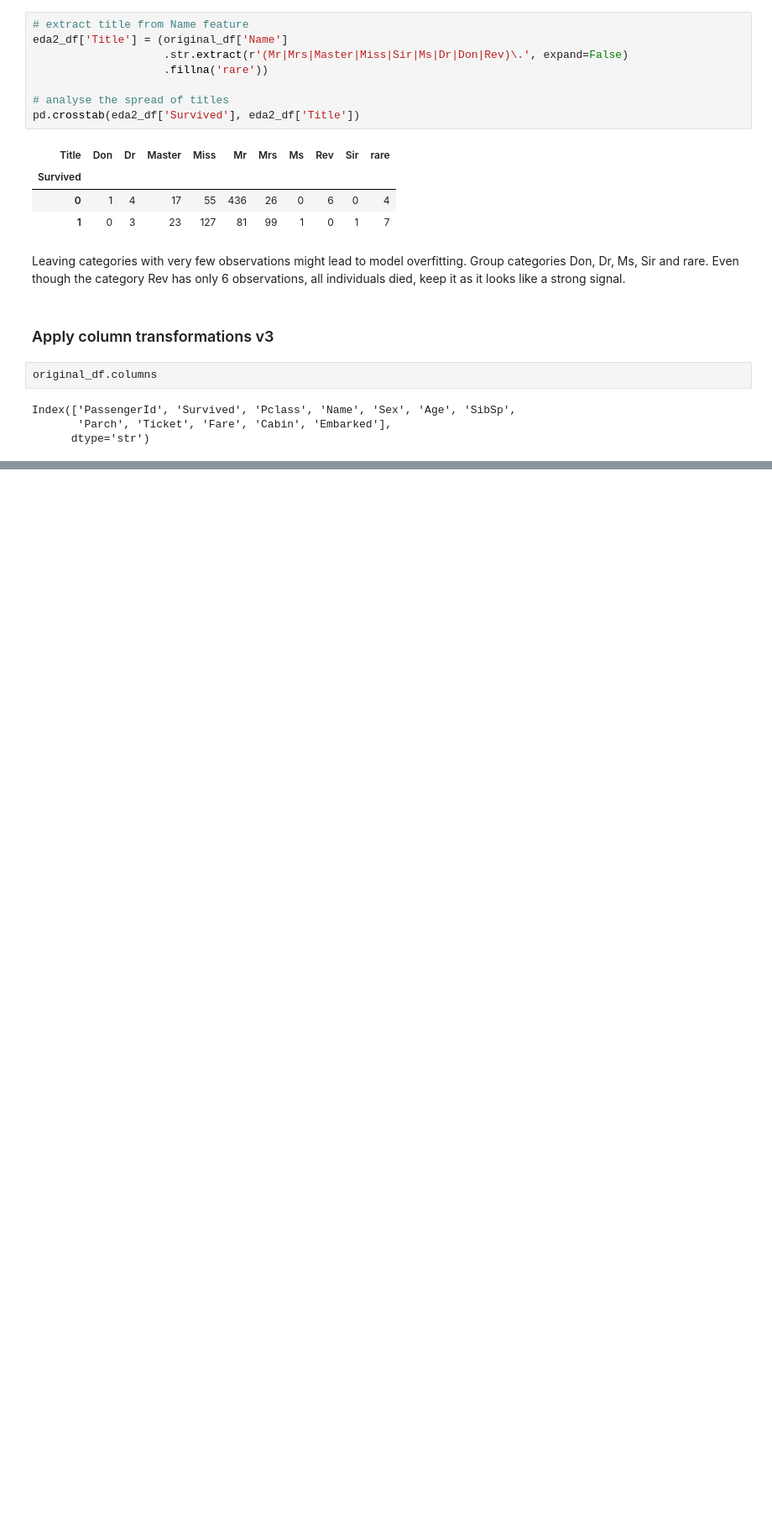
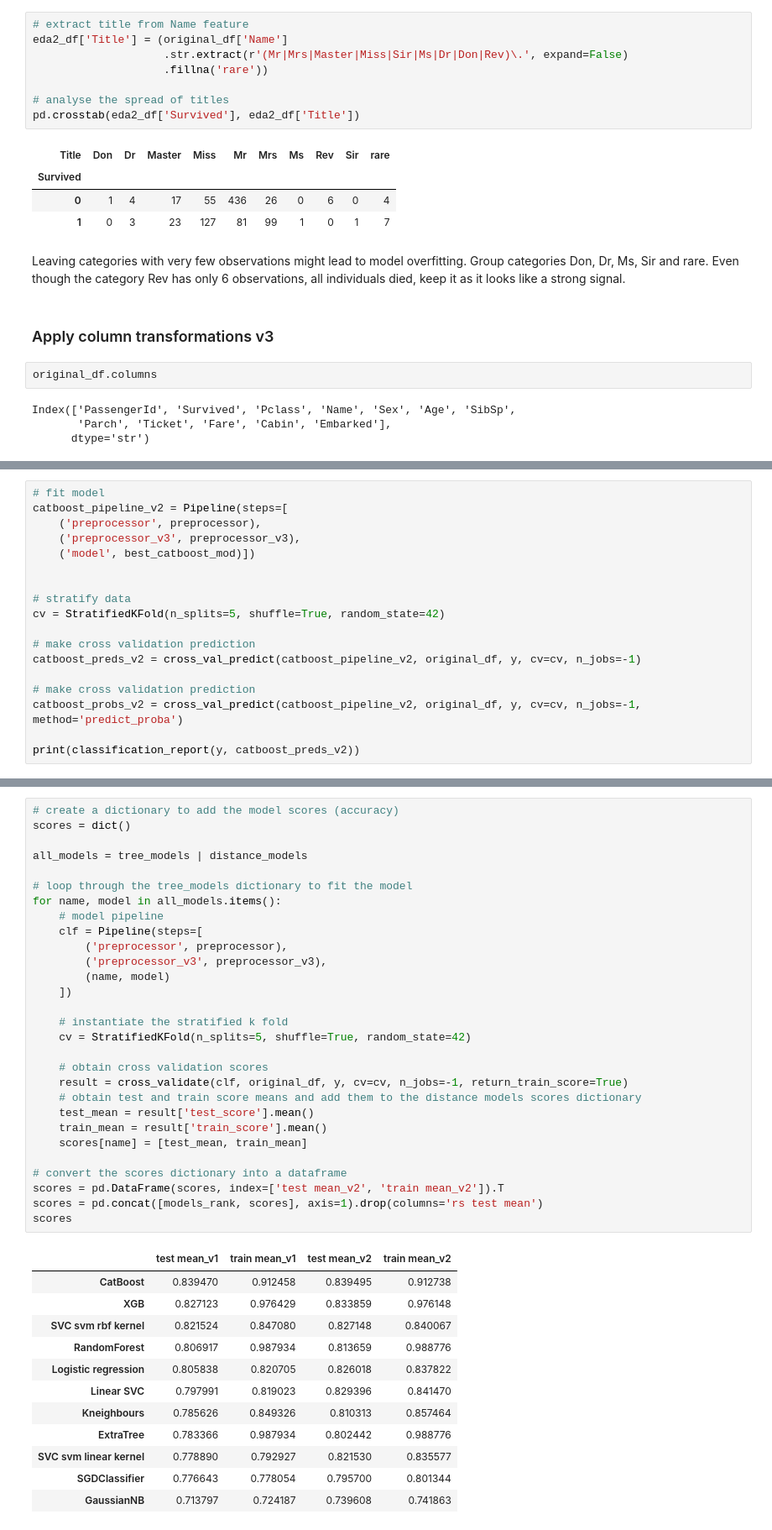
Before and after one commit to lopez-davcio/learning-journal, a Jupyter notebook: titanic-classification/titanic-analysis.ipynb, the cells around one changed output, grey strips where cells are left out. Shown at 84% size. Cells and saved outputs as stored; diff of their text form; blank space fills up the shorter version.

```diff
--- a/titanic-classification/titanic-analysis.ipynb
+++ b/titanic-classification/titanic-analysis.ipynb
@@ -1263,0 +1275,18 @@ transformed_df_v3_columns = transform_pipeline_v3.get_feature_names_out()
+# %%
+# fit model
+catboost_pipeline_v2 = Pipeline(steps=[
+    ('preprocessor', preprocessor),
+    ('preprocessor_v3', preprocessor_v3),
+    ('model', best_catboost_mod)])
+
+
+# stratify data
+cv = StratifiedKFold(n_splits=5, shuffle=True, random_state=42)
+
+# make cross validation prediction
+catboost_preds_v2 = cross_val_predict(catboost_pipeline_v2, original_df, y, cv=cv, n_jobs=-1)
+
+# make cross validation prediction
+catboost_probs_v2 = cross_val_predict(catboost_pipeline_v2, original_df, y, cv=cv, n_jobs=-1, method='predict_proba')
+
+print(classification_report(y, catboost_preds_v2))
@@ -1263,0 +1304,42 @@ transformed_df_v3_columns = transform_pipeline_v3.get_feature_names_out()
+# %%
+# create a dictionary to add the model scores (accuracy)
+scores = dict()
+
+all_models = tree_models | distance_models
+
+# loop through the tree_models dictionary to fit the model
+for name, model in all_models.items():
+    # model pipeline
+    clf = Pipeline(steps=[
+        ('preprocessor', preprocessor),
+        ('preprocessor_v3', preprocessor_v3),
+        (name, model)
+    ])
+
+    # instantiate the stratified k fold
+    cv = StratifiedKFold(n_splits=5, shuffle=True, random_state=42)
+
+    # obtain cross validation scores
+    result = cross_validate(clf, original_df, y, cv=cv, n_jobs=-1, return_train_score=True)
+    # obtain test and train score means and add them to the distance models scores dictionary
+    test_mean = result['test_score'].mean()
+    train_mean = result['train_score'].mean()
+    scores[name] = [test_mean, train_mean]
+
+# convert the scores dictionary into a dataframe
+scores = pd.DataFrame(scores, index=['test mean_v2', 'train mean_v2']).T
+scores = pd.concat([models_rank, scores], axis=1).drop(columns='rs test mean')
+scores
+# %% [output]
+|  | test mean_v1 | train mean_v1 | test mean_v2 | train mean_v2 |
+| CatBoost | 0.839470 | 0.912458 | 0.839495 | 0.912738 |
+| XGB | 0.827123 | 0.976429 | 0.833859 | 0.976148 |
+| SVC svm rbf kernel | 0.821524 | 0.847080 | 0.827148 | 0.840067 |
+| RandomForest | 0.806917 | 0.987934 | 0.813659 | 0.988776 |
+| Logistic regression | 0.805838 | 0.820705 | 0.826018 | 0.837822 |
+| Linear SVC | 0.797991 | 0.819023 | 0.829396 | 0.841470 |
+| Kneighbours | 0.785626 | 0.849326 | 0.810313 | 0.857464 |
+| ExtraTree | 0.783366 | 0.987934 | 0.802442 | 0.988776 |
+| SVC svm linear kernel | 0.778890 | 0.792927 | 0.821530 | 0.835577 |
+| SGDClassifier | 0.776643 | 0.778054 | 0.795700 | 0.801344 |
+| GaussianNB | 0.713797 | 0.724187 | 0.739608 | 0.741863 |
```
Also changed, not shown: parts of 14 cells of this notebook.
